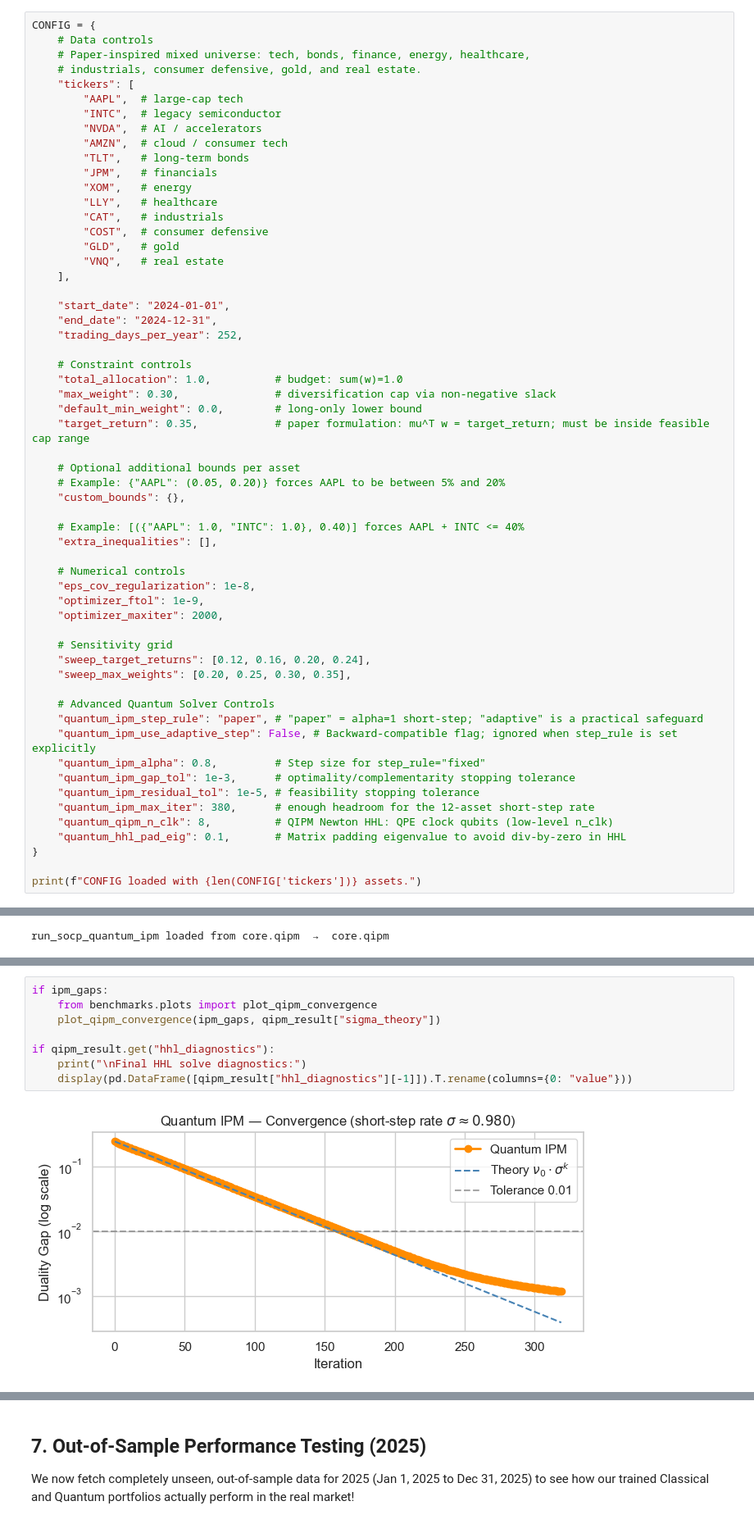
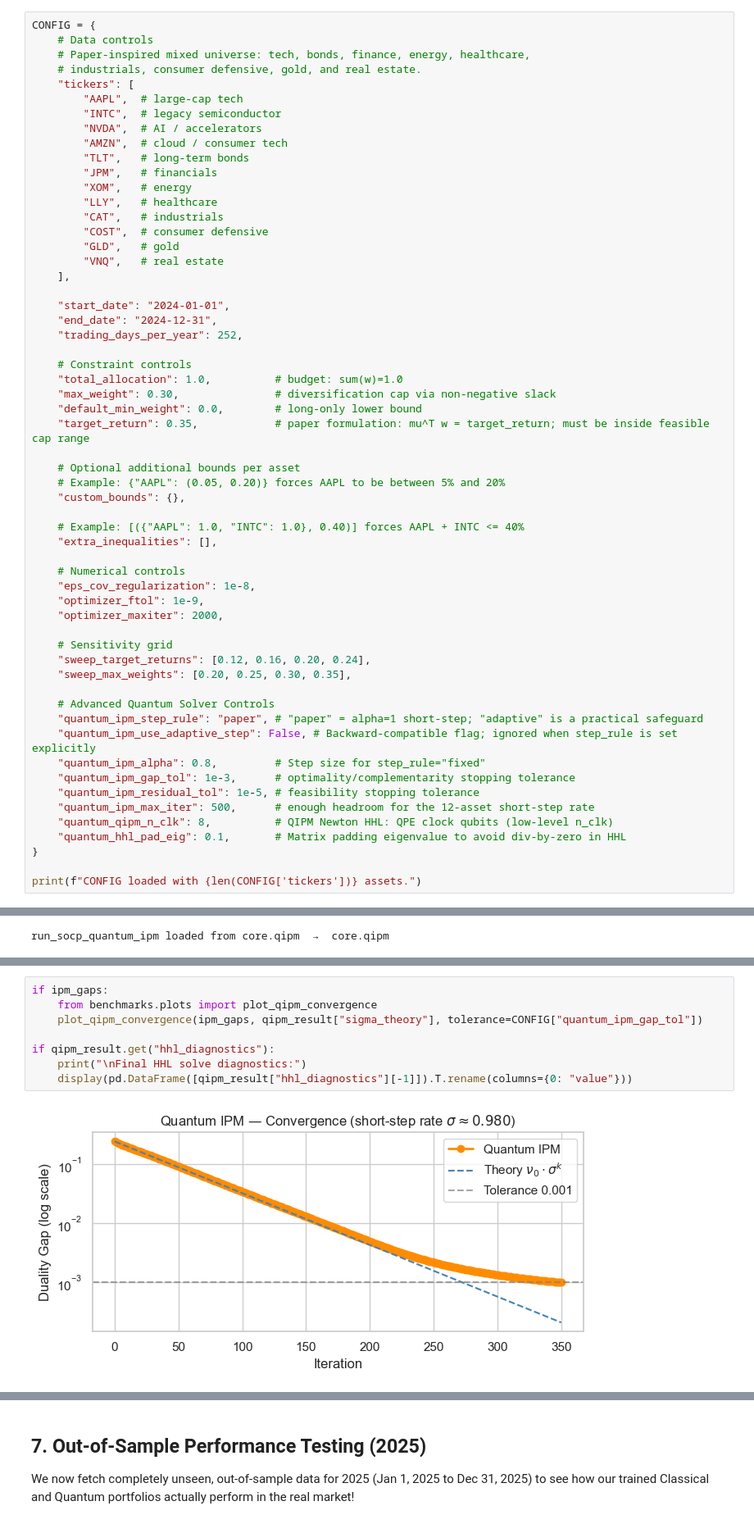
Before and after one commit to Nadav138/QApp, a Jupyter notebook: research/quantum_ipm_research.ipynb, the cells around one changed output, grey strips where cells are left out. Shown at 82% size. Drawn from its saved outputs; the diff is of its cells as text.

```diff
--- a/research/quantum_ipm_research.ipynb
+++ b/research/quantum_ipm_research.ipynb
@@ -123,7 +123,7 @@ CONFIG = {
     "quantum_ipm_alpha": 0.8,         # Step size for step_rule="fixed"
     "quantum_ipm_gap_tol": 1e-3,      # optimality/complementarity stopping tolerance
     "quantum_ipm_residual_tol": 1e-5, # feasibility stopping tolerance
-    "quantum_ipm_max_iter": 380,      # enough headroom for the 12-asset short-step rate
+    "quantum_ipm_max_iter": 500,      # enough headroom for the 12-asset short-step rate
     "quantum_qipm_n_clk": 8,          # QIPM Newton HHL: QPE clock qubits (low-level n_clk)
     "quantum_hhl_pad_eig": 0.1,       # Matrix padding eigenvalue to avoid div-by-zero in HHL
 }
@@ -577,13 +577,13 @@ Raw QIPM constraint report (no clipping / no normalization):
 # %%
 if ipm_gaps:
     from benchmarks.plots import plot_qipm_convergence
-    plot_qipm_convergence(ipm_gaps, qipm_result["sigma_theory"])
+    plot_qipm_convergence(ipm_gaps, qipm_result["sigma_theory"], tolerance=CONFIG["quantum_ipm_gap_tol"])
 
 if qipm_result.get("hhl_diagnostics"):
     print("\nFinal HHL solve diagnostics:")
     display(pd.DataFrame([qipm_result["hhl_diagnostics"][-1]]).T.rename(columns={0: "value"}))
 # %% [output]
-[figure, old version]
+[figure, new version]
 Final HHL solve diagnostics:
 |  | value |
 | input_dim | 100 |
```
Also changed, not shown: parts of 17 cells of this notebook, 1 other file.
